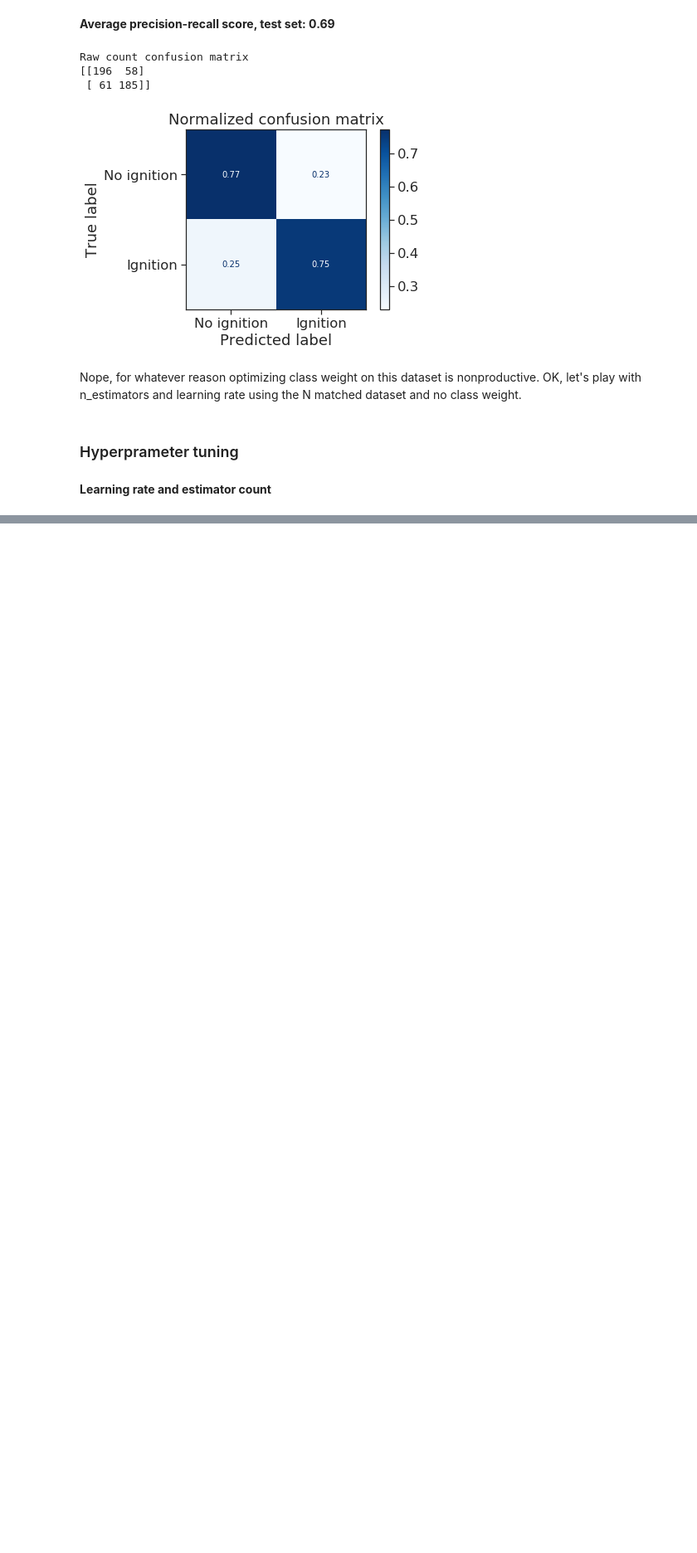
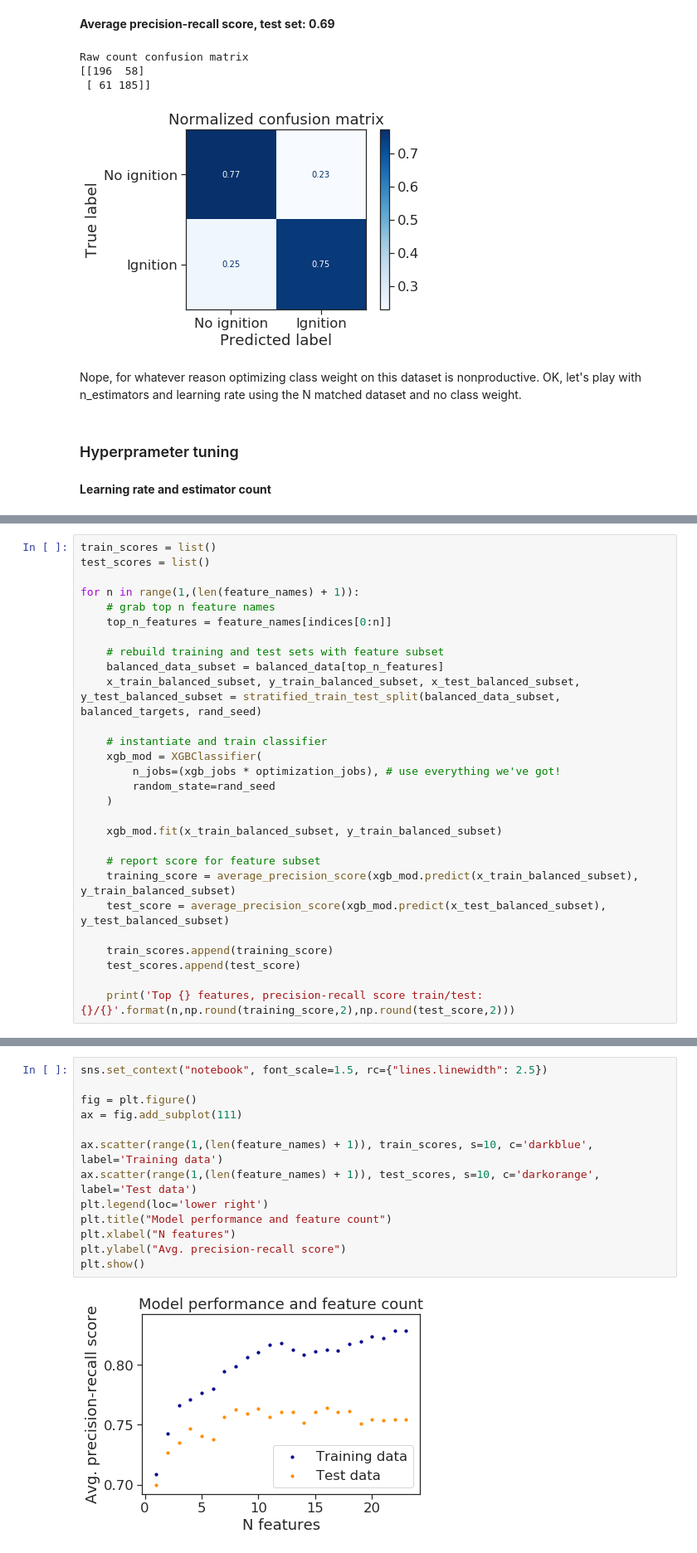
Before and after one commit to aristyogresearch/wildfire, a Jupyter notebook: notebooks/XGBoost_testing.ipynb, the cells around one changed output, grey strips where cells are left out. Shown at 83% size. Saved outputs shown, nothing was run; the diff lists cells and outputs as text; blank space fills up the shorter version.

```diff
--- a/notebooks/XGBoost_testing.ipynb
+++ b/notebooks/XGBoost_testing.ipynb
@@ -466,0 +515,28 @@ plt.show()
+# %%
+train_scores = list()
+test_scores = list()
+
+for n in range(1,(len(feature_names) + 1)):
+    # grab top n feature names
+    top_n_features = feature_names[indices[0:n]]
+
+    # rebuild training and test sets with feature subset
+    balanced_data_subset = balanced_data[top_n_features]
+    x_train_balanced_subset, y_train_balanced_subset, x_test_balanced_subset, y_test_balanced_subset = stratified_train_test_split(balanced_data_subset, balanced_targets, rand_seed)
+
+    # instantiate and train classifier
+    xgb_mod = XGBClassifier(
+        n_jobs=(xgb_jobs * optimization_jobs), # use everything we've got!
+        random_state=rand_seed
+    )
+
+    xgb_mod.fit(x_train_balanced_subset, y_train_balanced_subset)
+
+    # report score for feature subset
+    training_score = average_precision_score(xgb_mod.predict(x_train_balanced_subset), y_train_balanced_subset)
+    test_score = average_precision_score(xgb_mod.predict(x_test_balanced_subset), y_test_balanced_subset)
+
+    train_scores.append(training_score)
+    test_scores.append(test_score)
+
+    print('Top {} features, precision-recall score train/test: {}/{}'.format(n,np.round(training_score,2),np.round(test_score,2)))
@@ -466,0 +561,15 @@ plt.show()
+# %%
+sns.set_context("notebook", font_scale=1.5, rc={"lines.linewidth": 2.5})
+
+fig = plt.figure()
+ax = fig.add_subplot(111)
+
+ax.scatter(range(1,(len(feature_names) + 1)), train_scores, s=10, c='darkblue', label='Training data')
+ax.scatter(range(1,(len(feature_names) + 1)), test_scores, s=10, c='darkorange', label='Test data')
+plt.legend(loc='lower right')
+plt.title("Model performance and feature count")
+plt.xlabel("N features")
+plt.ylabel("Avg. precision-recall score")
+plt.show()
+# %% [output]
+[figure, added]
```
Also changed, not shown: parts of 16 cells of this notebook, 1 other file.
